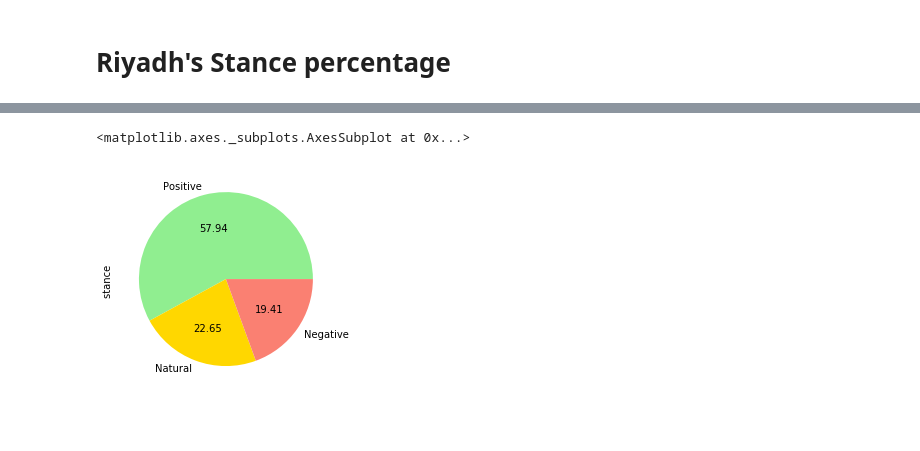
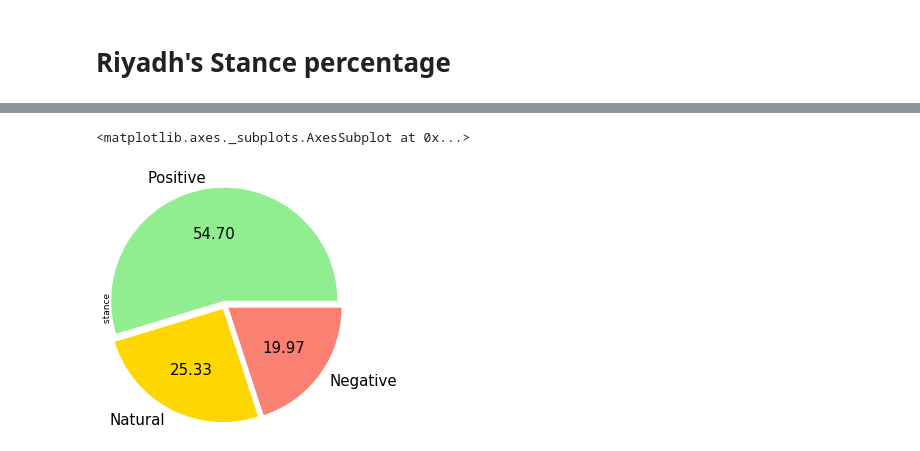
Before and after one commit to sarahalmunif/CloudProject, a Jupyter notebook: aramco (3).ipynb, the cells around one changed output, grey strips where cells are left out. Saved outputs shown, nothing was run; the diff lists cells and outputs as text; code cells hidden in the pictures; blank space fills up the shorter version.

```diff
--- a/aramco (3).ipynb
+++ b/aramco (3).ipynb
@@ -826,3 +818,23 @@ Negative    66
 Name: stance , dtype: int64
 # %% [markdown]
 <h1>Riyadh's Stance percentage</h1>
+# %%
+# since it's the most tweeted city
+mpl.rcParams['font.size'] = 9.0
+tweets_by_riyadh = df[df['City']=='Riyadh']
+tweets = tweets_by_riyadh['stance '].value_counts()
+explode = (0.01, 0.01, 0.01)
+color= ['#b3e4ff','#5DADE2','#2874A6']
+tweets.plot(kind='pie',
+           colors=color,
+            autopct='%.1f',
+             fontsize=9,
+#              explode=explode,
+           title="Riyadh City Attitude",
+#            center=(14,14),
+#            startangle=90,
+#            shadow =True,
+#             frame =True,
+           labeldistance =1.1,
+           explode=explode)
+plt.savefig('Riyadh2.pdf')
@@ -829,12 +928,15 @@ Name: stance , dtype: int64
 # %%
-# since it's the most tweeted city
-tweets_by_riyadh = df[df['City']=='Riyadh']
-tweets = tweets_by_riyadh['stance '].value_counts()
-explode = (0, 0, 0.2)
+# Other Countries
+All = df[df['City']=='Other Country']
+tweets11 = df['stance '].value_counts()
+explode = (0.05, 0.05, 0.05)
 color= ["lightgreen","gold","salmon"]
-tweets.plot(kind='pie',
-           colors=color,
-            autopct='%.2f')
+tweets11.plot(kind='pie',
+            colors=color,
+            autopct='%.2f',
+            radius=1.30,
+             fontsize=15,
+             explode=explode)
 # %% [output]
 <matplotlib.axes._subplots.AxesSubplot at 0x...>
-[figure, old version]
+[figure, new version]
```
Also changed, not shown: parts of 14 cells of this notebook.
